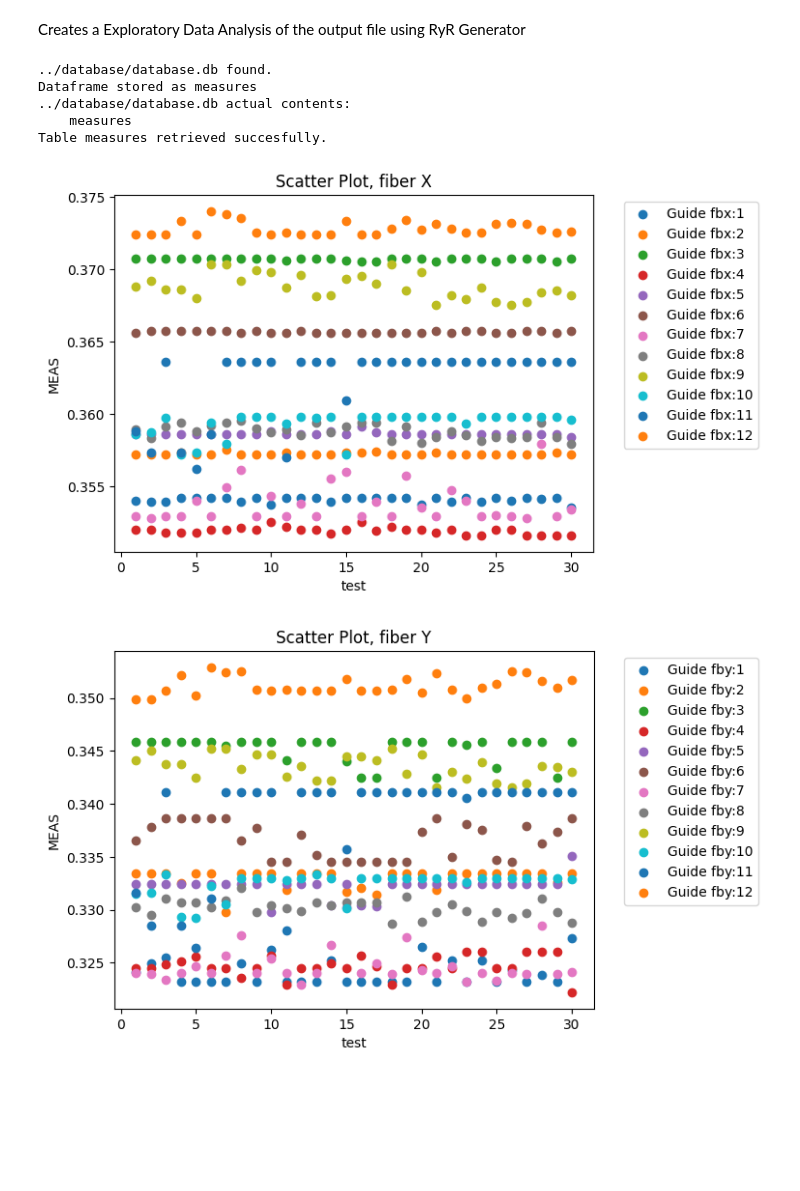
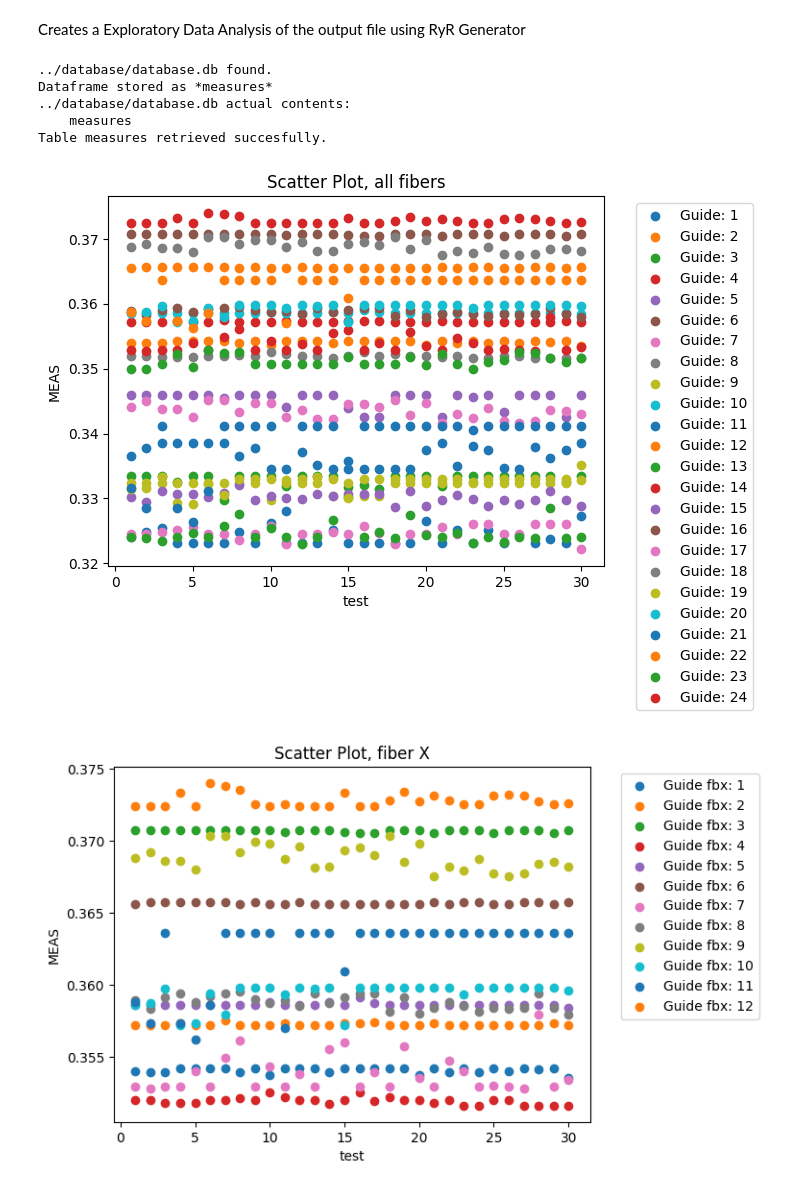
Before and after one commit to LucianoGP95/Python_Eiit_RyR, a Jupyter notebook: RyR_Analyser/notebooks/RyR_EDA.ipynb, the cells around one changed output. Drawn from its saved outputs; the diff is of its cells as text; code cells hidden in the pictures; blank space fills up the shorter version.

```diff
--- a/RyR_Analyser/notebooks/RyR_EDA.ipynb
+++ b/RyR_Analyser/notebooks/RyR_EDA.ipynb
@@ -4,25 +4,25 @@ Creates a Exploratory Data Analysis of the output file using RyR Generator
 #% pip install openpyxl
 import pandas as pd
 import sqlite3
+import matplotlib.pyplot as plt
 import sys
-import matplotlib.pyplot as plt
 sys.path.append("../tools/")
 import _db_tools as db
 
 #Helper functions
 def prepare_data(target):
-    data = pd.read_excel(target) #Import the RyR generator
+    data = pd.read_excel(target) #Import the RyR generator output
     df = data.iloc[2:, 1:-2] #Slices the measures
     df.reset_index(drop=True, inplace=True) #Reset rows index
     df.columns = range(df.shape[1]) #Reset columns index
     dbh.store_df(df, "measures") #Store the dataframe in the connected database
     dbh.consult_tables() #Checks results
 
-def plot_scatter(df, guide=None, title=None, xlabel=None, ylabel=None, legend_label=None):
+def plot_scatter(df, title=None, xlabel=None, ylabel=None, legend_label=None, filter=None):
     """Plots a dataframe into a scatter plot using one of the dimensions of the colous measurement.
-    Optionally filters the plot by guide colour axis"""
+    Optionally filters the plot by filter colour axis"""
     i = 0  # Counter used for the fiber number in the legend
-    if guide == 'x':  # Guide selector (filter) using strings
+    if filter == 'x':  # Guide selector (filter) using strings
         for index, row in df.iterrows():
             if index % 2 != 0:
                 i += 1
@@ -31,7 +31,7 @@ def plot_scatter(df, guide=None, title=None, xlabel=None, ylabel=None, legend_la
                     df.iloc[index],
                     label=legend_label + f'{i}' if legend_label else None,
                 )
-    elif guide == 'y':
+    elif filter == 'y':
         for index, row in df.iterrows():
             if index % 2 == 0:
                 i += 1
@@ -40,12 +40,29 @@ def plot_scatter(df, guide=None, title=None, xlabel=None, ylabel=None, legend_la
                     df.iloc[index],
                     label=legend_label + f'{i}' if legend_label else None,
                 )
-    elif guide == None: # Plots all fibers
+    elif filter == None: # Plots all fibers
         for index, row in df.iterrows():
+            i += 1
             plt.scatter(
                 list(element + 1 for element in list(range(df.shape[1]))),
                 df.iloc[index],
                 label=legend_label + f'{i}' if legend_label else None,
+            )
+    elif isinstance(filter, int):
+        fibers = [filter]
+        for fiber in fibers:
+            plt.scatter(
+            list(element + 1 for element in list(range(df.shape[1]))),
+            df.iloc[fiber-1],
+            label=legend_label + f'{fiber}' if legend_label else None,
+            )
+    elif isinstance(filter, (list, tuple)):
+        fibers = filter
+        for fiber in fibers:
+            plt.scatter(
+            list(element + 1 for element in list(range(df.shape[1]))),
+            df.iloc[fiber-1],
+            label=legend_label + f'{fiber}' if legend_label else None,
             )
     plt.title(title) if title else None
     plt.xlabel(xlabel) if xlabel else None
@@ -55,14 +72,15 @@ def plot_scatter(df, guide=None, title=None, xlabel=None, ylabel=None, legend_la
 # %%
 dbh = db.SQLite_Data_Extractor("database.db")
 prepare_data("../data/target.xlsx")
 df = dbh.retrieve("measures")
-plot_scatter(df, 'x', 'Scatter Plot, fiber X', 'test', 'MEAS', 'Guide fbx:')
-plot_scatter(df, 'y', 'Scatter Plot, fiber Y', 'test', 'MEAS', 'Guide fby:')
+plot_scatter(df, 'Scatter Plot, all fibers', 'test', 'MEAS', 'Guide: ')
+plot_scatter(df, 'Scatter Plot, fiber X', 'test', 'MEAS', 'Guide fbx: ', filter='x')
+plot_scatter(df, 'Scatter Plot, fiber Y', 'test', 'MEAS', 'Guide fby: ', filter='y')
 # %% [output]
 ../database/database.db found.
-Dataframe stored as measures
+Dataframe stored as *measures*
 ../database/database.db actual contents:
     measures
 Table measures retrieved succesfully.
-[figure, old version]
+[figure, new version]
-[figure, old version]
+[figure, new version]
```
Also changed, not shown: parts of 5 cells of this notebook, 8 other files.
